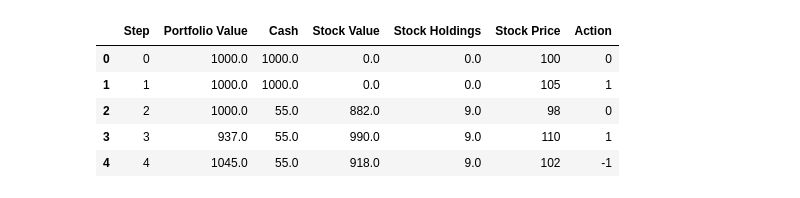
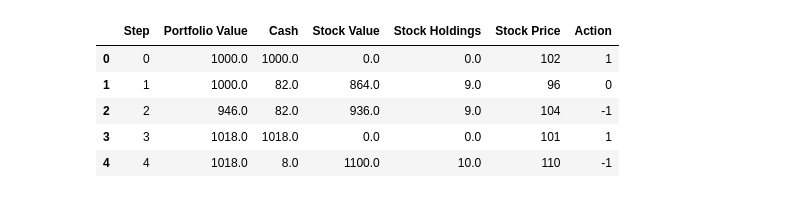
Before and after one commit to CodeBeckZero/rl_stock_agents, a Jupyter notebook: stockenv.ipynb, the cells around one changed output. Drawn from its saved outputs; the diff is of its cells as text; code cells hidden in the pictures.

```diff
--- a/stockenv.ipynb
+++ b/stockenv.ipynb
@@ -4,14 +4,16 @@ from gym import spaces
 import numpy as np
 import pandas as pd
 
-class StockMarketEnv(gym.Env):
+class DiscretizedOHLCVEnv(gym.Env):
 
-    def __init__(self, stock_price_history,initial_cash=1000):
-        self.stock_price_history = stock_price_history
+    def __init__(self, ohlcv_data,bins_per_feature:list,initial_cash=1000):
+        self.ohlcv_raw_data = ohlcv_data
         self.initial_cash = initial_cash
-
+        self.bins_per_feature = bins_per_feature
         self.action_space = spaces.Discrete(3, start=-1) # -1: Sell, 0: Hold, 1: Buy
-        self.observation_space = spaces.Box(low=0,high=np.inf,shape=(5,), dtype=np.float32) # Shape = (Open, High, Low, Close, Volume)
+        self.available_actions = set(range(self.action_space.start,self.action_space.n-1))
+        self.observation_space = spaces.MultiDiscrete([bins_per_feature] * len(ohlcv_data[0])) # Shape = (Open, High, Low, Close, Volume)
+        self.ohlcv_binned_data = self.discretize_ohlcv(self.ohlcv_raw_data,self.bins_per_feature)
         self.reset()
 
     def reset(self):
@@ -19,11 +21,11 @@ class StockMarketEnv(gym.Env):
         self.cash_in_hand = self.initial_cash
         self.stock_holding = 0
         self.step_info = []  # Initialize an empty list to store step information
-        self.stock_price = self.stock_price_history[self.current_step]
+        self.stock_price = self.ohlcv_raw_data[self.current_step][3] #Stock price set to closing price
         self.total_portfolio_value = self.cash_in_hand + (self.stock_holding * self.stock_price)
 
     def step(self, action):
-        assert self.action_space.contains(action)
+        assert self.action_space.contains(action) ##move to available_actions
 
         prev_valuation = self.total_portfolio_value
         step_data = {
@@ -44,6 +46,8 @@ class StockMarketEnv(gym.Env):
                 self.cash_in_hand += self.num_stocks_sell * self.stock_price  # No commission fee can be added later
                 self.stock_holding -= self.num_stocks_sell
                 self.num_stocks_sell = 0
+                self.available_actions.remove(-1)
+                self.available_actions.add(1)
         elif action == 0: # Hold
             pass
         elif action == 1: # Buy
@@ -52,38 +56,58 @@ class StockMarketEnv(gym.Env):
                 self.cash_in_hand -= self.num_stocks_buy * self.stock_price
                 self.stock_holding = self.num_stocks_buy
                 self.num_stocks_buy = 0
+                self.available_actions.remove(1)
+                self.available_actions.add(-1)
 
         self.total_portfolio_value = self.cash_in_hand + (self.stock_holding * self.stock_price)
         reward = self.total_portfolio_value - prev_valuation
 
-        done = self.current_step >= len(self.stock_price_history) - 1
+        done = self.current_step >= len(self.ohlcv_raw_data) - 1
         print(step_data)
         self.step_info.append(step_data)
 
         if not done:
             self.current_step += 1
-            self.stock_price = self.stock_price_history[self.current_step]
+            self.stock_price = self.ohlcv_raw_data[self.current_step][3] ## Assuming Closing price for stock price, 2nd place implemented...need to simplify
 
-        return np.array([self.cash_in_hand, self.stock_holding]), reward, done
+        next_observation = self.get_observation()
+        return next_observation, reward, done
+
+    def get_observation(self):
+        return(self.ohlcv_binned_data[self.current_step])
 
     def get_step_data(self):
         return pd.DataFrame(self.step_info)  # Generate a DataFrame from stored step information
 
+    def discretize_ohlcv(self, data, bins_for_feature):
+        discretized_data = []
+        for column,num_bins in zip(data.T, bins_for_feature):  # Transpose to iterate through columns
+            min_val = np.min(column)
+            max_val = np.max(column)
+            bin_width = (max_val - min_val) / num_bins
+            bins = [min_val + i * bin_width for i in range(num_bins)]
+            digitized = np.digitize(column, bins)
+            discretized_data.append(digitized)
+        return np.array(discretized_data).T  # Transpose back to original shape
 
 # Example usage:
 # Define a stock price history (this could be real data or simulated)
-stock_prices = [100, 105, 98, 110, 102]  # Replace this with your own stock price data
-env = StockMarketEnv(stock_prices, initial_cash=1000)
+stock_prices = np.array([[100, 103, 95, 102, 50000],
+                [105, 105, 90, 96, 75000],
+                [98, 105, 98, 104, 65000],
+                [110, 110, 100, 101, 100000],
+                [102, 111, 102, 110, 100000]])  # Replace this with your own stock price data
+env = DiscretizedOHLCVEnv(stock_prices,[20,10,10,20,20], initial_cash=1000)
 
 observation = env.reset()
-actions = [0,1, 0, 1, -1]  # List of actions (replace with your RL algorithm's actions)
+actions = [1,0,-1, 1, -1]  # List of actions (replace with your RL algorithm's actions)
 
 # Start the loop
 for action in actions:
     assert env.action_space.contains(action), f"Action {action} is not in the action space"
     observation, reward, done = env.step(action)
-
-
+    print(env.available_actions)
+    print(observation)
 env.close()  # Close the environment
 
 # Retrieve the accumulated step information and create a DataFrame
@@ -98,6 +132,6 @@ display(full_sequence)
 |  | Step | Portfolio Value | Cash | Stock Value | Stock Holdings | Stock Price | Action |
-| 0 | 0 | 1000.0 | 1000.0 | 0.0 | 0.0 | 100 | 0 |
-| 1 | 1 | 1000.0 | 1000.0 | 0.0 | 0.0 | 105 | 1 |
-| 2 | 2 | 1000.0 | 55.0 | 882.0 | 9.0 | 98 | 0 |
-| 3 | 3 | 937.0 | 55.0 | 990.0 | 9.0 | 110 | 1 |
-| 4 | 4 | 1045.0 | 55.0 | 918.0 | 9.0 | 102 | -1 |
+| 0 | 0 | 1000.0 | 1000.0 | 0.0 | 0.0 | 102 | 1 |
+| 1 | 1 | 1000.0 | 82.0 | 864.0 | 9.0 | 96 | 0 |
+| 2 | 2 | 946.0 | 82.0 | 936.0 | 9.0 | 104 | -1 |
+| 3 | 3 | 1018.0 | 1018.0 | 0.0 | 0.0 | 101 | 1 |
+| 4 | 4 | 1018.0 | 8.0 | 1100.0 | 10.0 | 110 | -1 |
```
Also changed, not shown: parts of 1 cell of this notebook, 6 other files.
